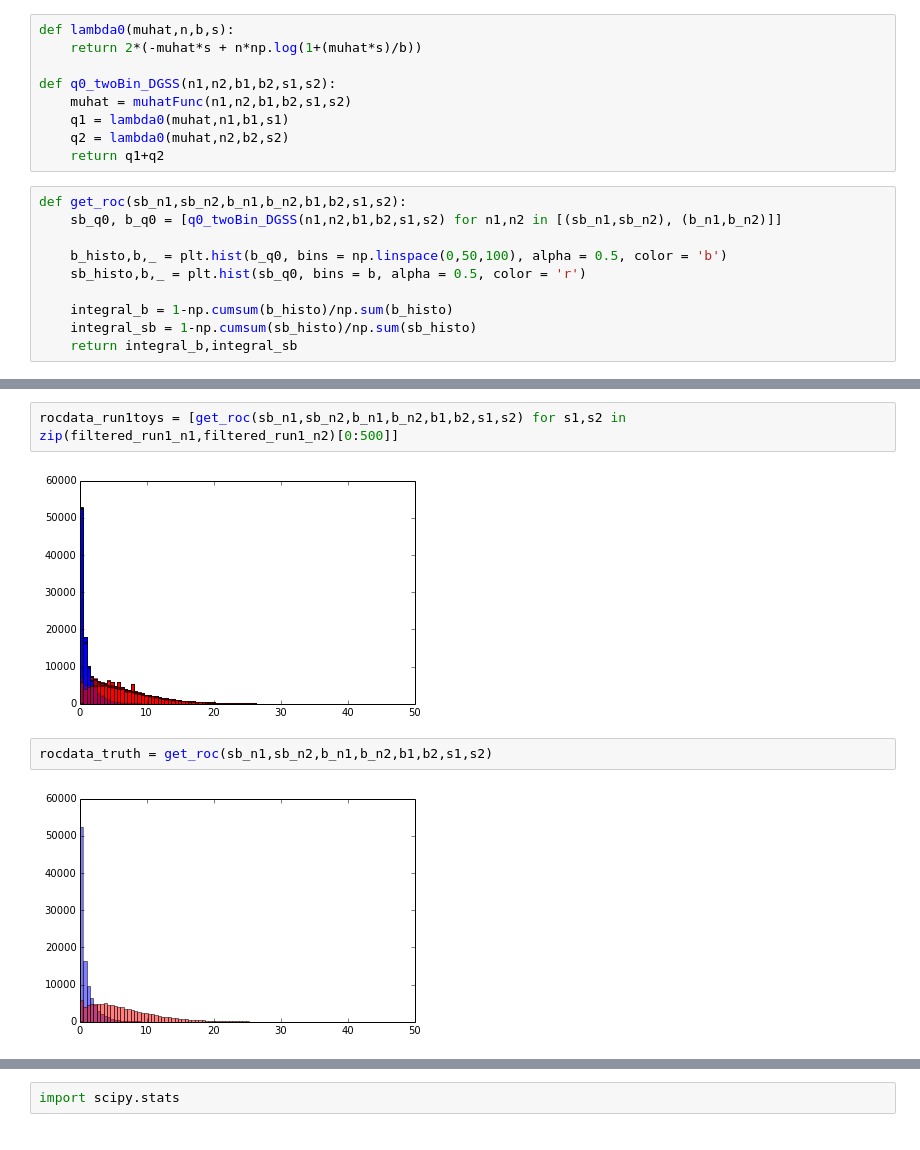
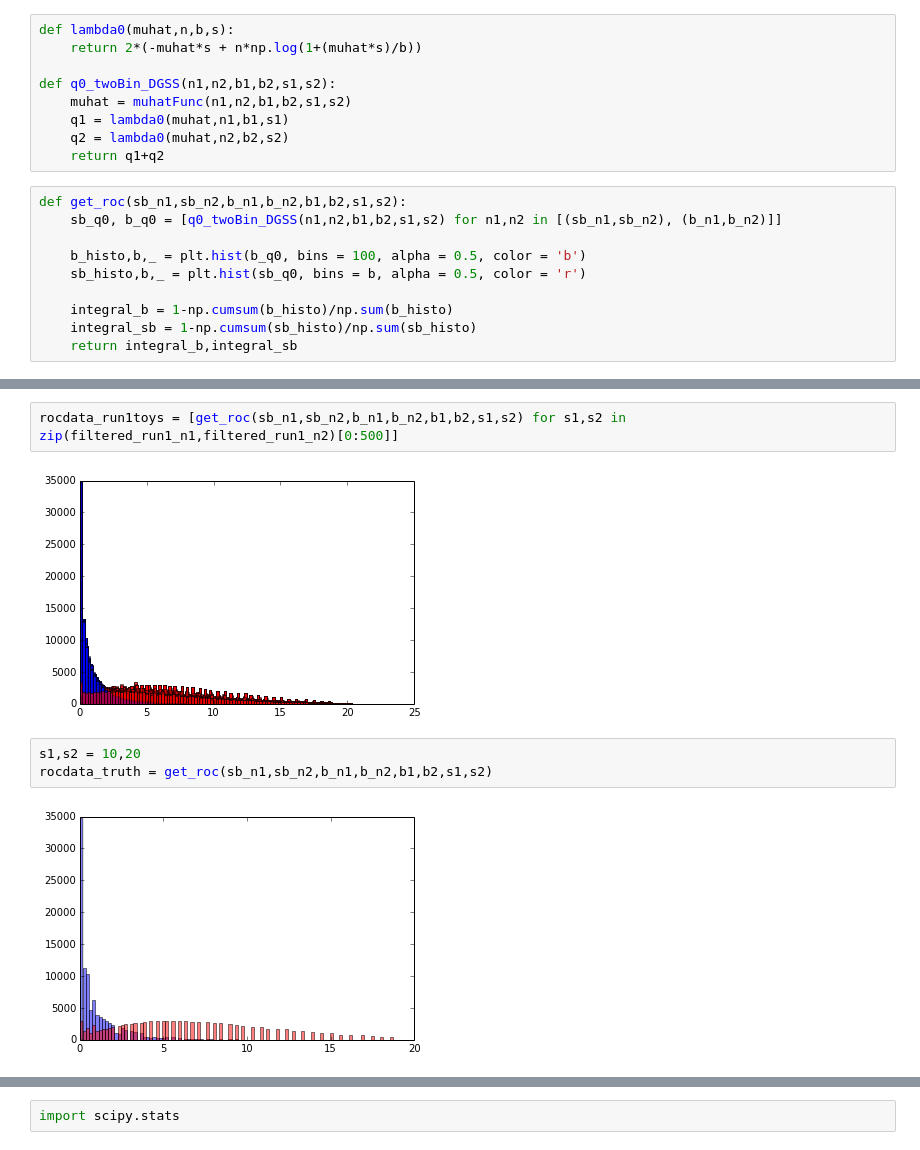
Before and after one commit to lukasheinrich/code-snippets, a Jupyter notebook: DGSSfast.ipynb, the cells around one changed output, grey strips where cells are left out. Saved outputs shown, nothing was run; the diff lists cells and outputs as text.

```diff
--- a/DGSSfast.ipynb
+++ b/DGSSfast.ipynb
@@ -55,7 +55,7 @@ def q0_twoBin_DGSS(n1,n2,b1,b2,s1,s2):
 def get_roc(sb_n1,sb_n2,b_n1,b_n2,b1,b2,s1,s2):
     sb_q0, b_q0 = [q0_twoBin_DGSS(n1,n2,b1,b2,s1,s2) for n1,n2 in [(sb_n1,sb_n2), (b_n1,b_n2)]]
 
-    b_histo,b,_ = plt.hist(b_q0, bins = np.linspace(0,50,100), alpha = 0.5, color = 'b')
+    b_histo,b,_ = plt.hist(b_q0, bins = 100, alpha = 0.5, color = 'b')
     sb_histo,b,_ = plt.hist(sb_q0, bins = b, alpha = 0.5, color = 'r')
 
     integral_b = 1-np.cumsum(b_histo)/np.sum(b_histo)
@@ -84,8 +84,9 @@ c,b,_ = plt.hist(s2gt0.T[1], bins = b)
 # %%
 rocdata_run1toys = [get_roc(sb_n1,sb_n2,b_n1,b_n2,b1,b2,s1,s2) for s1,s2 in zip(filtered_run1_n1,filtered_run1_n2)[0:500]]
 # %% [output]
-[figure, old version]
+[figure, new version]
 # %%
+s1,s2 = 10,20
 rocdata_truth = get_roc(sb_n1,sb_n2,b_n1,b_n2,b1,b2,s1,s2)
 # %% [output]
-[figure, old version]
+[figure, new version]
```
Also changed, not shown: parts of 10 cells of this notebook.
